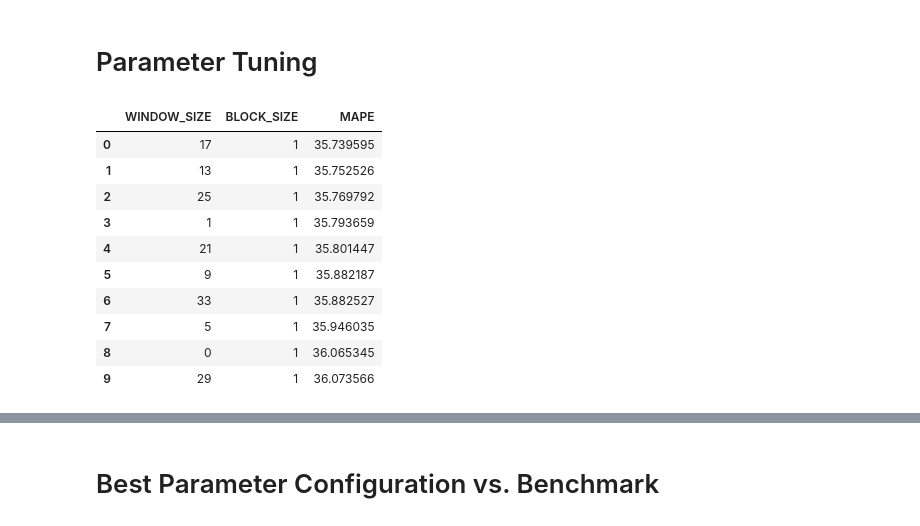
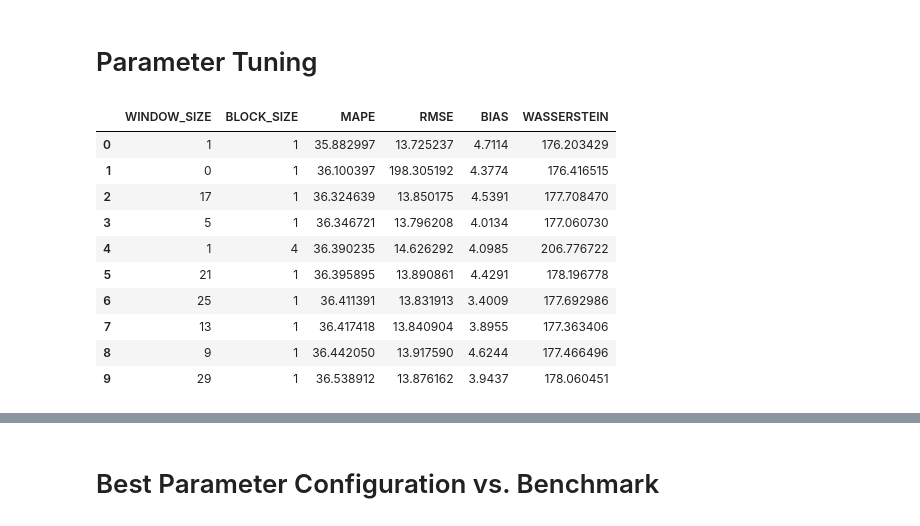
Before and after one commit to chrisnhr/Diplom, a Jupyter notebook: bootstrapping.ipynb, the cells around one changed output, grey strips where cells are left out. Cells and saved outputs as stored; diff of their text form; code cells hidden in the pictures.

```diff
--- a/bootstrapping.ipynb
+++ b/bootstrapping.ipynb
@@ -83,17 +83,17 @@ GridEvaluation.run(list(InputData.TestData.keys())) #3min auf dem Mac
 # %%
-df_grid_results = pd.read_csv("results/grid_results.csv")
-df_grid_results.groupby(["WINDOW_SIZE", "BLOCK_SIZE"]).median().sort_values("MAPE").reset_index()[["WINDOW_SIZE", "BLOCK_SIZE", "MAPE" ]].head(10) #median, bc distribution is skewed
+df_grid_results = pd.read_csv("/home/chnaeher/projects/diplom/results/grid_results_marketing_imputed.csv")
+df_grid_results.groupby(["WINDOW_SIZE", "BLOCK_SIZE"]).median().sort_values("MAPE").reset_index()[["WINDOW_SIZE", "BLOCK_SIZE", "MAPE", "RMSE", "BIAS", "WASSERSTEIN"]].head(10) #median, bc distribution is skewed
 # auf Shortcomings des MAPE hinweisen in der Arbeit!
 # alternativ den Mean Absolute Scaled Error und Symmetric Mean Absolute Percentage Error testen
 # %% [output]
-|  | WINDOW_SIZE | BLOCK_SIZE | MAPE |
-| 0 | 17 | 1 | 35.739595 |
-| 1 | 13 | 1 | 35.752526 |
-| 2 | 25 | 1 | 35.769792 |
-| 3 | 1 | 1 | 35.793659 |
-| 4 | 21 | 1 | 35.801447 |
-| 5 | 9 | 1 | 35.882187 |
-| 6 | 33 | 1 | 35.882527 |
-| 7 | 5 | 1 | 35.946035 |
-| 8 | 0 | 1 | 36.065345 |
-| 9 | 29 | 1 | 36.073566 |
+|  | WINDOW_SIZE | BLOCK_SIZE | MAPE | RMSE | BIAS | WASSERSTEIN |
+| 0 | 1 | 1 | 35.882997 | 13.725237 | 4.7114 | 176.203429 |
+| 1 | 0 | 1 | 36.100397 | 198.305192 | 4.3774 | 176.416515 |
+| 2 | 17 | 1 | 36.324639 | 13.850175 | 4.5391 | 177.708470 |
+| 3 | 5 | 1 | 36.346721 | 13.796208 | 4.0134 | 177.060730 |
+| 4 | 1 | 4 | 36.390235 | 14.626292 | 4.0985 | 206.776722 |
+| 5 | 21 | 1 | 36.395895 | 13.890861 | 4.4291 | 178.196778 |
+| 6 | 25 | 1 | 36.411391 | 13.831913 | 3.4009 | 177.692986 |
+| 7 | 13 | 1 | 36.417418 | 13.840904 | 3.8955 | 177.363406 |
+| 8 | 9 | 1 | 36.442050 | 13.917590 | 4.6244 | 177.466496 |
+| 9 | 29 | 1 | 36.538912 | 13.876162 | 3.9437 | 178.060451 |
```
Also changed, not shown: parts of 15 cells of this notebook, 7 other files.
